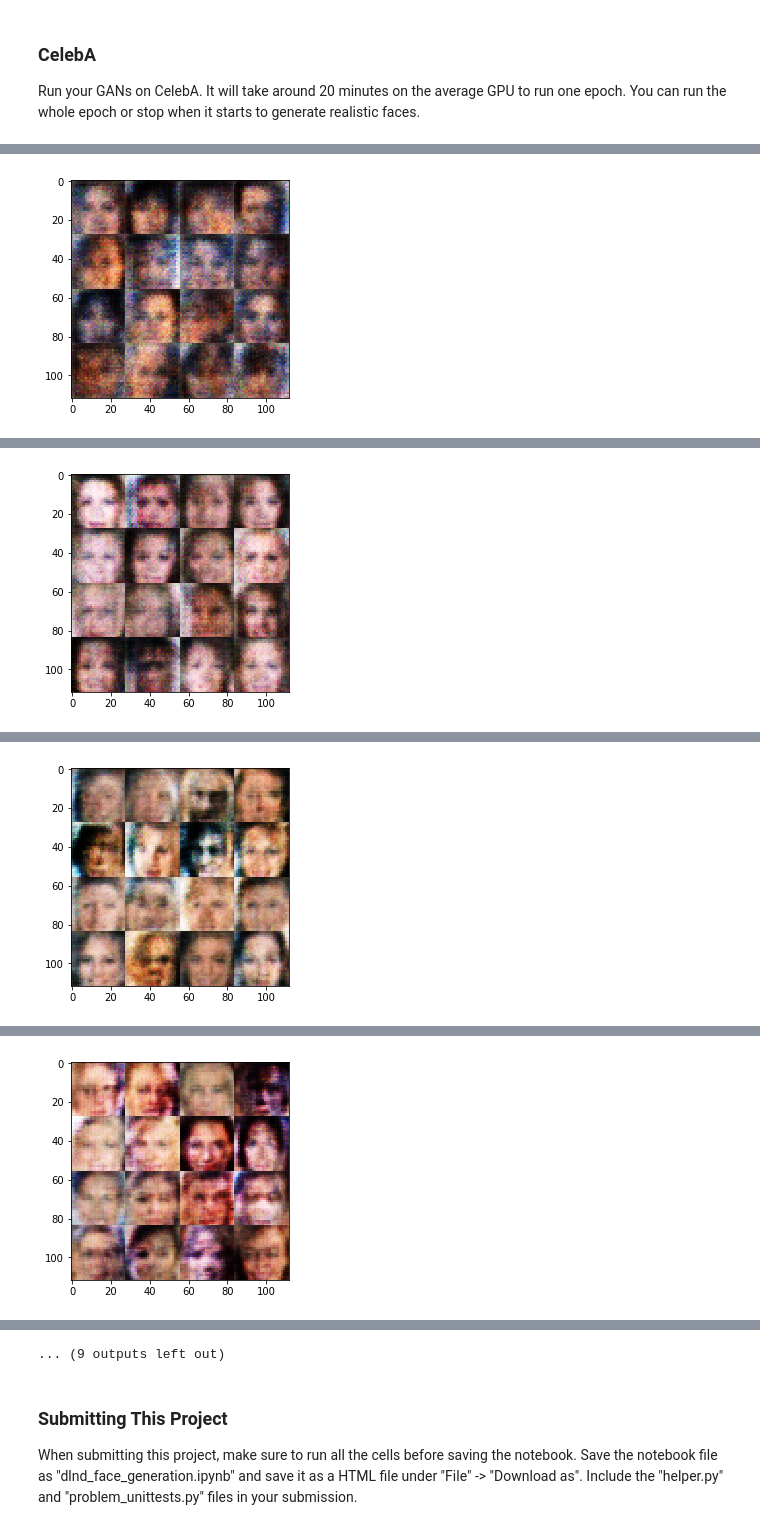
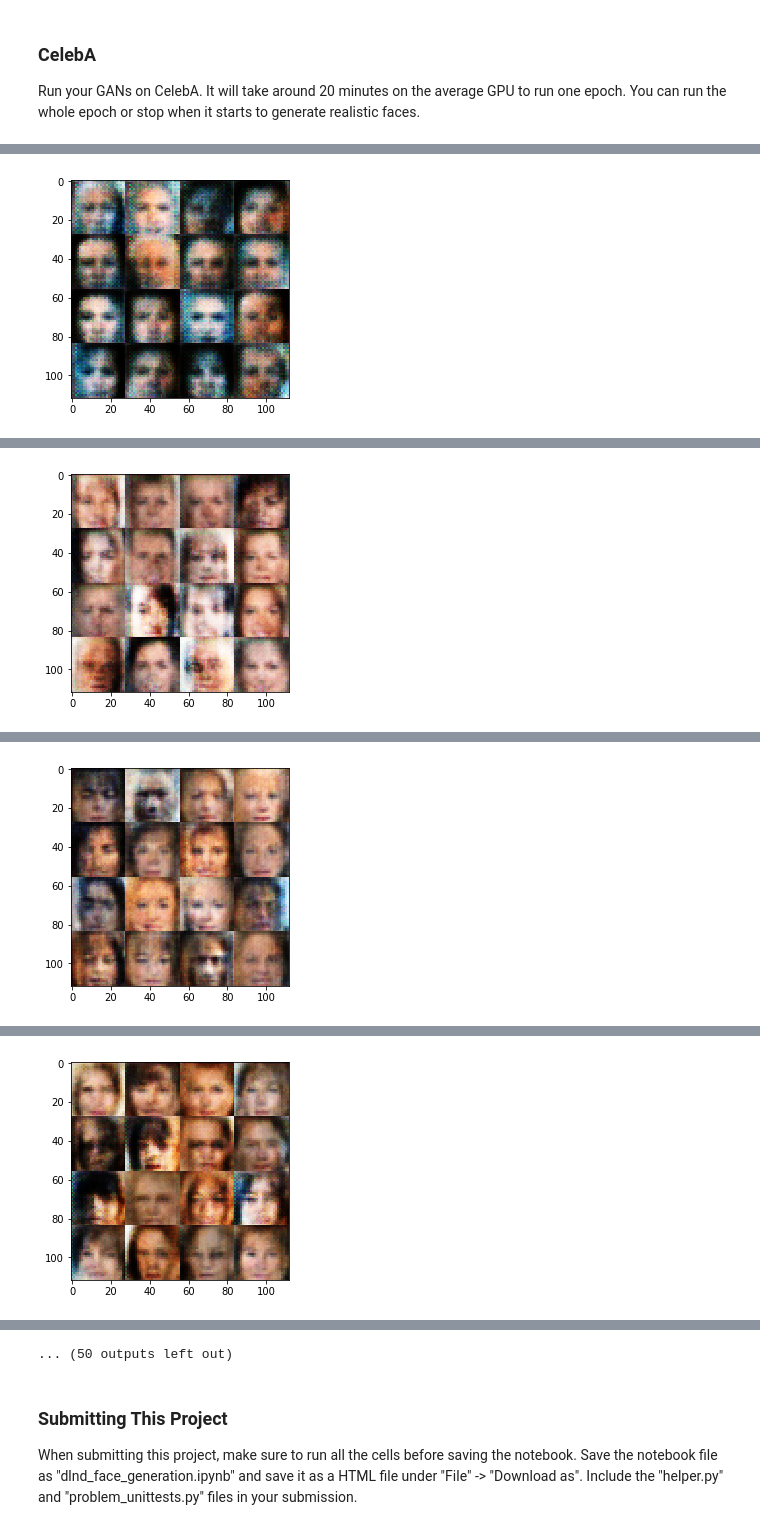
Before and after one commit to tupini07/Face-Generation-with-DCGAN, a Jupyter notebook: dlnd_face_generation.ipynb, the cells around one changed output, grey strips where cells are left out. Drawn from its saved outputs; the diff is of its cells as text; code cells hidden in the pictures.

```diff
--- a/dlnd_face_generation.ipynb
+++ b/dlnd_face_generation.ipynb
@@ -131,7 +137,7 @@ Tests Passed
 ### Discriminator
 Implement `discriminator` to create a discriminator neural network that discriminates on `images`.  This function should be able to reuse the variabes in the neural network.  Use [`tf.variable_scope`](https://www.tensorflow.org/api_docs/python/tf/variable_scope) with a scope name of "discriminator" to allow the variables to be reused.  The function should return a tuple of (tensor output of the generator, tensor logits of the generator).
 # %%
-def discriminator(images, reuse=False, alpha=0.2):
+def discriminator(images, reuse=False):
     """
     Create the discriminator network
     :param image: Tensor of input image(s)
@@ -139,22 +145,23 @@ def discriminator(images, reuse=False, alpha=0.2):
     :return: Tuple of (tensor output of the discriminator, tensor logits of the discriminator)
     """
     with tf.variable_scope("discriminator", reuse=reuse):
-        x = tf.layers.conv2d(images, 64, 5, 2, "same")
-        x = tf.maximum(alpha*x, x)
+        x = tf.layers.conv2d(images, 64, 5, 2, "same", kernel_initializer=tf.contrib.layers.xavier_initializer_conv2d())
+        x = leaky_relu(x)
         # 16x16x64
 
-        x = tf.layers.conv2d(x, 128, 5, 2, "same")
+        x = tf.layers.conv2d(x, 128, 5, 2, "same", kernel_initializer=tf.contrib.layers.xavier_initializer_conv2d())
         x = tf.layers.batch_normalization(x, training=True)
-        x = tf.maximum(alpha*x, x)
+        x = leaky_relu(x)
         # 8x8x128
 
-        x = tf.layers.conv2d(x, 256, 5, 2, "same")
+        x = tf.layers.conv2d(x, 256, 5, 2, "same", kernel_initializer=tf.contrib.layers.xavier_initializer_conv2d())
         x = tf.layers.batch_normalization(x, training=True)
-        x = tf.maximum(alpha*x, x)
+        x = leaky_relu(x)
         # 4x4x256
 
         x = tf.reshape(x, [-1, 4*4*256])
         x = tf.layers.dense(x, 1)
+#         x = tf.contrib.layers.dropout(x, keep_prob=0.9)
 
         logits = x
         out = tf.sigmoid(x)
@@ -172,7 +179,7 @@ Tests Passed
 ### Generator
 Implement `generator` to generate an image using `z`. This function should be able to reuse the variabes in the neural network.  Use [`tf.variable_scope`](https://www.tensorflow.org/api_docs/python/tf/variable_scope) with a scope name of "generator" to allow the variables to be reused. The function should return the generated 28 x 28 x `out_channel_dim` images.
 # %%
-def generator(z, out_channel_dim, is_train=True, alpha=0.2):
+def generator(z, out_channel_dim, is_train=True):
     """
     Create the generator network
     :param z: Input z
@@ -181,16 +188,17 @@ def generator(z, out_channel_dim, is_train=True, alpha=0.2):
     :return: The tensor output of the generator
     """
     with tf.variable_scope('generator', reuse=(not is_train)):
-        x = tf.layers.dense(z, 64*7*7)
-        x = tf.reshape(x, [-1, 7, 7, 64])
+        x = tf.layers.dense(z, 512*7*7)
+        x = tf.reshape(x, [-1, 7, 7, 512])
 
         x = tf.layers.batch_normalization(x, training=is_train)
-        x = tf.maximum(x*alpha, x)
+        x = leaky_relu(x)
         # 7x7x256
 
-        x = tf.layers.conv2d_transpose(x, 32, 5, 2, "same")
+        x = tf.layers.conv2d_transpose(x, 256, 5, 2, "same")
         x = tf.layers.batch_normalization(x, training=is_train)
-        x = tf.maximum(x*alpha, x)
+        x = tf.contrib.layers.dropout(x, keep_prob=0.5, is_training=is_train)
+        x = leaky_relu(x)
         # 14x14x128
 
         x = tf.layers.conv2d_transpose(x, out_channel_dim, 5, 2, "same")
@@ -214,7 +222,7 @@ Implement `model_loss` to build the GANs for training and calculate the loss.  T
 - `discriminator(images, reuse=False)`
 - `generator(z, out_channel_dim, is_train=True)`
 # %%
-def model_loss(input_real, input_z, out_channel_dim):
+def model_loss(input_real, input_z, out_channel_dim, smooth=0.1):
     """
     Get the loss for the discriminator and generator
     :param input_real: Images from the real dataset
@@ -228,8 +236,8 @@ def model_loss(input_real, input_z, out_channel_dim):
     out_dt, logits_dt = discriminator(input_real, reuse=False) # discriminator True
     out_df, logits_df = discriminator(fake_imgs, reuse=True)   # discriminator Fake
 
-    # Discriminator loss when images are real
-    disc_loss_t = tf.nn.sigmoid_cross_entropy_with_logits(logits=logits_dt, labels=tf.ones_like(out_dt))
+    # Discriminator loss when images are real (note that we're applying label smoothing here)
+    disc_loss_t = tf.nn.sigmoid_cross_entropy_with_logits(logits=logits_dt, labels=tf.ones_like(out_dt) * (1 - smooth))
     disc_loss_t = tf.reduce_mean(disc_loss_t)
 
     # Discriminator loss when images are being provided by generator
@@ -370,12 +378,12 @@ def train(epoch_count, batch_size, z_dim, learning_rate, beta1, get_batches, dat
                     _ = sess.run(train_gener, feed_dict)
 
 
-                if it % 25 == 0:
+                if it % 100 == 0:
                     d_loss, g_loss = sess.run([discr_loss, gener_loss], feed_dict)
                     print("Epoch: {}/{}, Iteration: {}, Discriminator Loss: {:.3f}, Generator Loss: {:.3f}"\
                           .format(epoch_i, epochs, it, d_loss, g_loss))
 
-                if it % 75 == 0:
+#                 if it %  == 0:
                     show_generator_output(sess, 16, input_z, data_shape[3], data_image_mode)
 
                 it += 1
@@ -433,9 +430,9 @@ Epoch: 1/2, Iteration: 450, Discriminator Loss: 1.675, Generator Loss: 0.288
 ### CelebA
 Run your GANs on CelebA.  It will take around 20 minutes on the average GPU to run one epoch.  You can run the whole epoch or stop when it starts to generate realistic faces.
 # %%
-batch_size = 256
+batch_size = 64
 z_dim = 100
-learning_rate = 0.0002
+learning_rate = 0.00016
 beta1 = 0.5
 
 
@@ -461 +456 @@ Epoch: 0/1, Iteration: 75, Discriminator Loss: 1.395, Generator Loss: 1.053
-[figure, old version]
+[figure, new version]
@@ -465 +458 @@ Epoch: 0/1, Iteration: 150, Discriminator Loss: 1.416, Generator Loss: 0.732
-[figure, old version]
+[figure, new version]
@@ -469 +460 @@ Epoch: 0/1, Iteration: 225, Discriminator Loss: 1.477, Generator Loss: 0.887
-[figure, old version]
+[figure, new version]
@@ -473 +462 @@ Epoch: 0/1, Iteration: 300, Discriminator Loss: 1.539, Generator Loss: 0.487
-[figure, old version]
+[figure, new version]
@@ -482,4 +467,4 @@ Epoch: 0/1, Iteration: 450, Discriminator Loss: 1.394, Generator Loss: 0.724
-... (9 outputs left out)
+... (50 outputs left out)
 # %% [markdown]
 ### Submitting This Project
 When submitting this project, make sure to run all the cells before saving the notebook. Save the notebook file as "dlnd_face_generation.ipynb" and save it as a HTML file under "File" -> "Download as". Include the "helper.py" and "problem_unittests.py" files in your submission.
```
Also changed, not shown: parts of 4 cells of this notebook, 2 other files.
